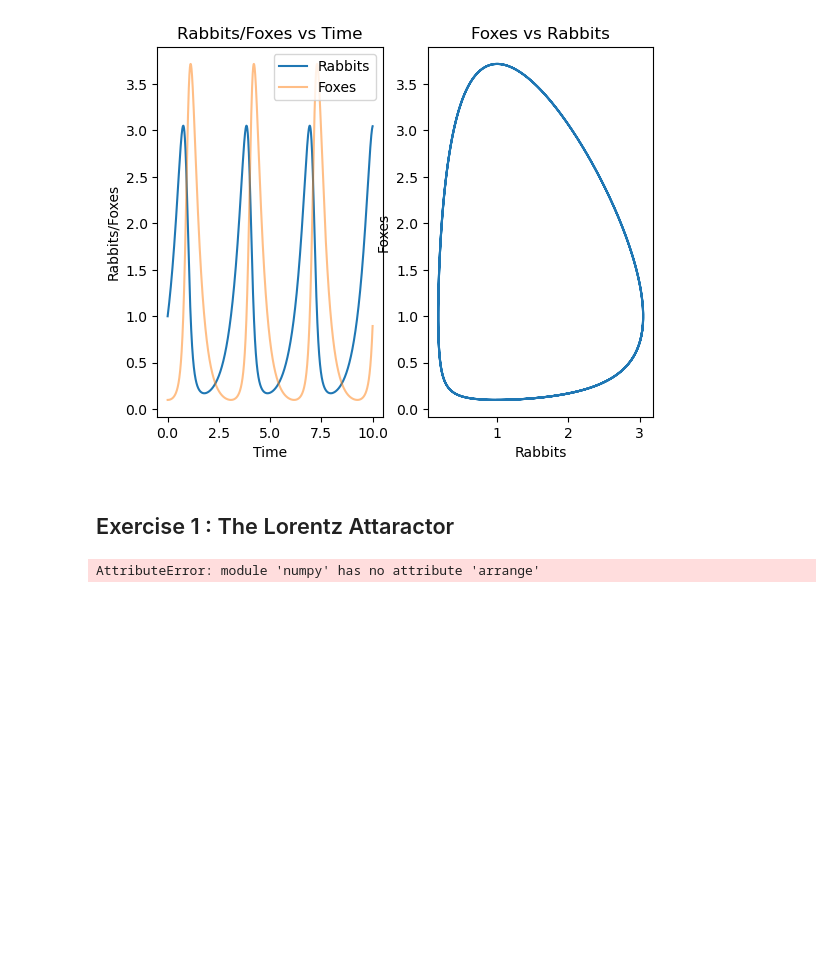
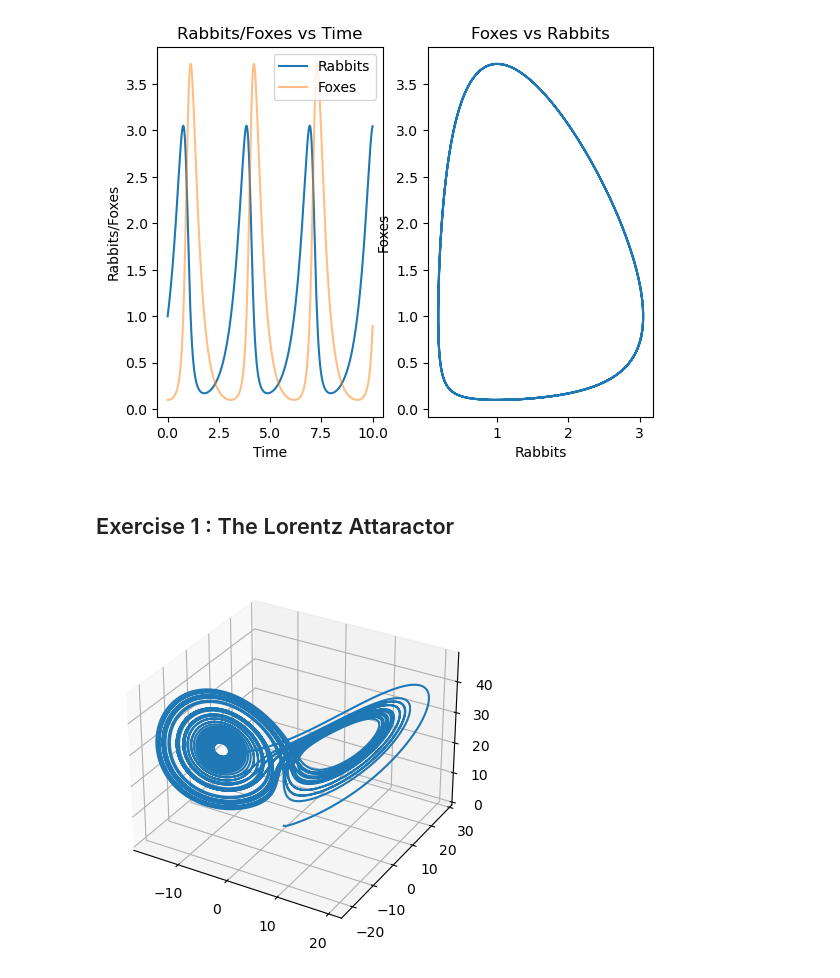
Before and after one commit to SPS-SP2273/learning-portfolio-Ting203, a Jupyter notebook: numerical solutions/numerical_solutions_(good).ipynb, the cells around one changed output. Saved outputs shown, nothing was run; the diff lists cells and outputs as text; code cells hidden in the pictures; blank space fills up the shorter version.

```diff
--- a/numerical solutions/numerical_solutions_(good).ipynb
+++ b/numerical solutions/numerical_solutions_(good).ipynb
@@ -298,31 +300,31 @@ Text(0.5, 1.0, 'Foxes vs Rabbits')
 # %%
 maxtime = 50
 dt = 0.001
 x0, y0, z0 = 0, 1, 0
 
 def dadt(a, t):
     x, y, z = a
     sigma = 10
     B = 8/3
     p = 28
 
     dxdt = sigma * (y - x)
     dydt = x * (p - z) - y
     dzdt = x * y - B * z
 
     return [dxdt, dydt, dzdt]
 
-time = np.arrange(0, maxtime, dt)
+time = np.arange(0, maxtime, dt)
 results = odeint(y0 = [x0, y0, z0],
                 func = dadt,
                 t = time)
-datax = results[:, 0]
-datay = results[:, 1]
-dataz = results[:, 2]
+x = results[:, 0]
+y = results[:, 1]
+z = results[:, 2]
 
 
 ax = plt.axes(projection='3d')
 ax.plot3D(x, y, z)
 plt.show()
 # %% [output]
-AttributeError: module 'numpy' has no attribute 'arrange'
+[figure, added]
```
Also changed, not shown: parts of 1 cell of this notebook.
